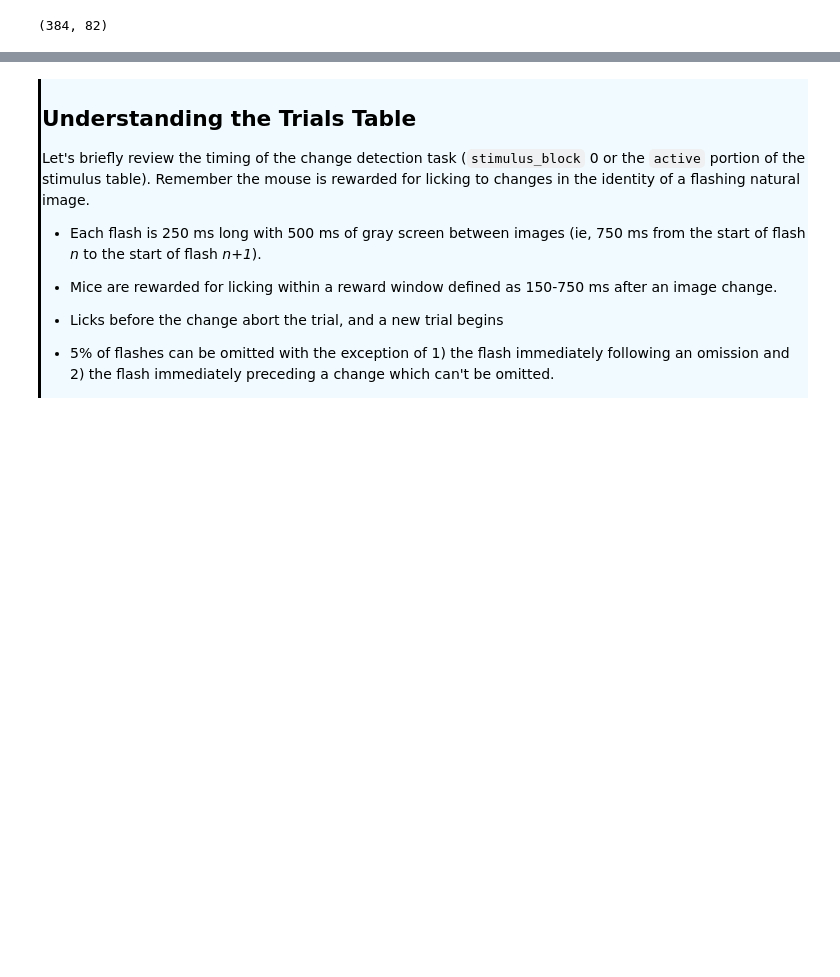
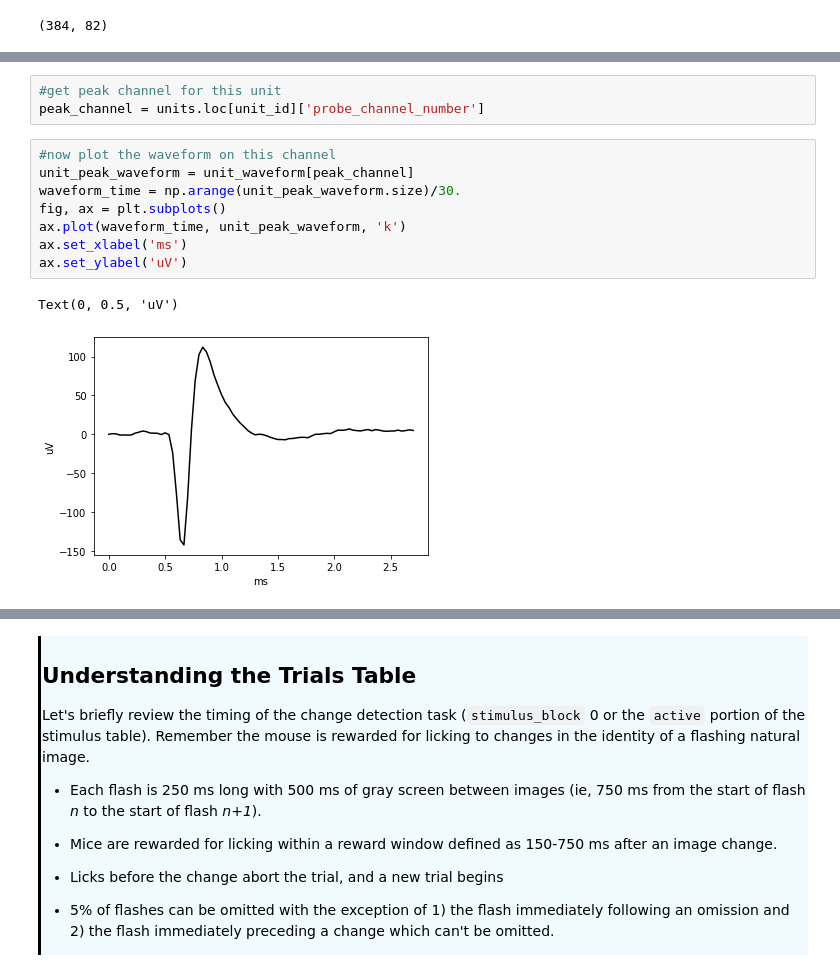
Before and after one commit to AllenInstitute/swdb_2022, a Jupyter notebook: Organizers/VBN_SWDB_2022_without_xarrays.ipynb, the cells around one changed output, grey strips where cells are left out. Saved outputs shown, nothing was run; the diff lists cells and outputs as text; blank space fills up the shorter version.

```diff
--- a/Organizers/VBN_SWDB_2022_without_xarrays.ipynb
+++ b/Organizers/VBN_SWDB_2022_without_xarrays.ipynb
@@ -535,0 +541,14 @@ Text(0, 0.5, 'Channel')
+# %%
+#get peak channel for this unit
+peak_channel = units.loc[unit_id]['probe_channel_number']
+# %%
+#now plot the waveform on this channel
+unit_peak_waveform = unit_waveform[peak_channel]
+waveform_time = np.arange(unit_peak_waveform.size)/30.
+fig, ax = plt.subplots()
+ax.plot(waveform_time, unit_peak_waveform, 'k')
+ax.set_xlabel('ms')
+ax.set_ylabel('uV')
+# %% [output]
+Text(0, 0.5, 'uV')
+[figure, added]
```
Also changed, not shown: parts of 18 cells of this notebook.
